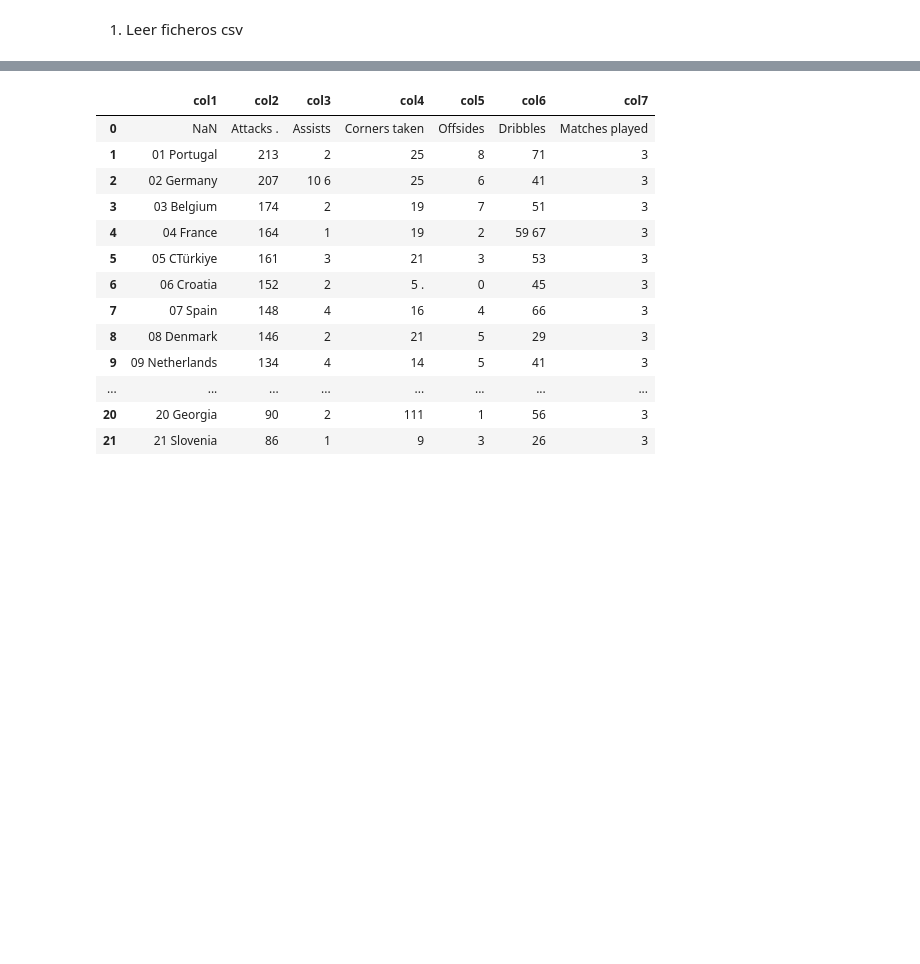
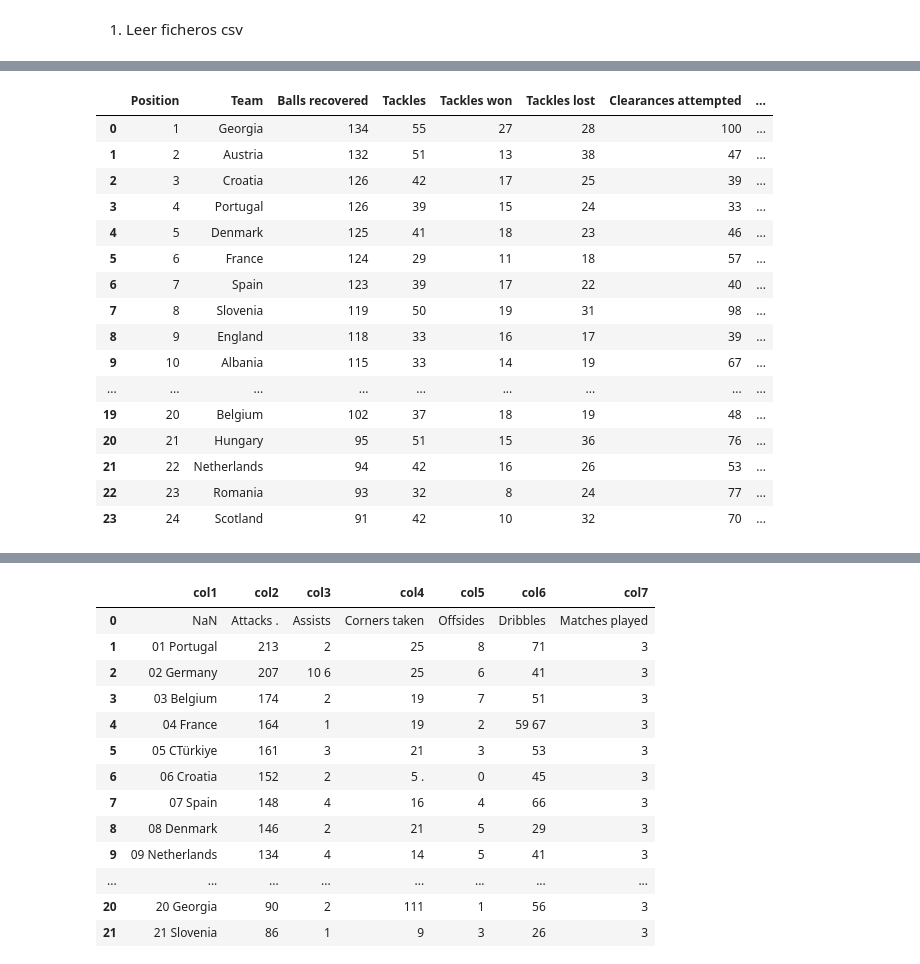
Before and after one commit to jobiyo75/euro2024, a Jupyter notebook: euro2024.ipynb, the cells around one changed output, grey strips where cells are left out. Drawn from its saved outputs; the diff is of its cells as text; code cells hidden in the pictures; blank space fills up the shorter version.

```diff
--- a/euro2024.ipynb
+++ b/euro2024.ipynb
@@ -48,0 +425,10 @@ def convert_jpg_to_csv(path):
+# %%
+# Rename columns
+df.rename(columns={'col1': 'Team'}, inplace=True)
+df.rename(columns={'col2': 'Balls recovered'}, inplace=True)
+df.rename(columns={'col3': 'Tackles'}, inplace=True)
+df.rename(columns={'col4': 'Tackles won'}, inplace=True)
+df.rename(columns={'col5': 'Tackles lost'}, inplace=True)
+df.rename(columns={'col6': 'Clearances attempted'}, inplace=True)
+df.rename(columns={'col7': 'Matches played'}, inplace=True)
+df
@@ -48,0 +453,4 @@ def convert_jpg_to_csv(path):
+# %%
+df.drop(index=[0], inplace=True)
+df.reset_index(drop=True, inplace=True)
+df
@@ -48,0 +475,3 @@ def convert_jpg_to_csv(path):
+# %%
+df['Team'] = df['Team'].replace(to_replace=('0','1','2','3','4','5','6','7','8','9'), value='', regex=True)
+df
@@ -48,0 +496,5 @@ def convert_jpg_to_csv(path):
+# %%
+df.loc[8,'Team'] = 'England'
+df.loc[13,'Team'] = 'Türkiye'
+df.loc[10,'Balls recovered'] = 114
+df
@@ -48,0 +519,22 @@ def convert_jpg_to_csv(path):
+# %%
+position = (1,2,3,4,5,6,7,8,9,10,11,12,13,14,15,16,17,18,19,20,21,22,23,24)
+df.insert(0, 'Position', position)
+df
+# %% [output]
+|  | Position | Team | Balls recovered | Tackles | Tackles won | Tackles lost | Clearances attempted | ... |
+| 0 | 1 | Georgia | 134 | 55 | 27 | 28 | 100 | ... |
+| 1 | 2 | Austria | 132 | 51 | 13 | 38 | 47 | ... |
+| 2 | 3 | Croatia | 126 | 42 | 17 | 25 | 39 | ... |
+| 3 | 4 | Portugal | 126 | 39 | 15 | 24 | 33 | ... |
+| 4 | 5 | Denmark | 125 | 41 | 18 | 23 | 46 | ... |
+| 5 | 6 | France | 124 | 29 | 11 | 18 | 57 | ... |
+| 6 | 7 | Spain | 123 | 39 | 17 | 22 | 40 | ... |
+| 7 | 8 | Slovenia | 119 | 50 | 19 | 31 | 98 | ... |
+| 8 | 9 | England | 118 | 33 | 16 | 17 | 39 | ... |
+| 9 | 10 | Albania | 115 | 33 | 14 | 19 | 67 | ... |
+| ... | ... | ... | ... | ... | ... | ... | ... | ... |
+| 19 | 20 | Belgium | 102 | 37 | 18 | 19 | 48 | ... |
+| 20 | 21 | Hungary | 95 | 51 | 15 | 36 | 76 | ... |
+| 21 | 22 | Netherlands | 94 | 42 | 16 | 26 | 53 | ... |
+| 22 | 23 | Romania | 93 | 32 | 8 | 24 | 77 | ... |
+| 23 | 24 | Scotland | 91 | 42 | 10 | 32 | 70 | ... |
```
Also changed, not shown: parts of 56 cells of this notebook.
